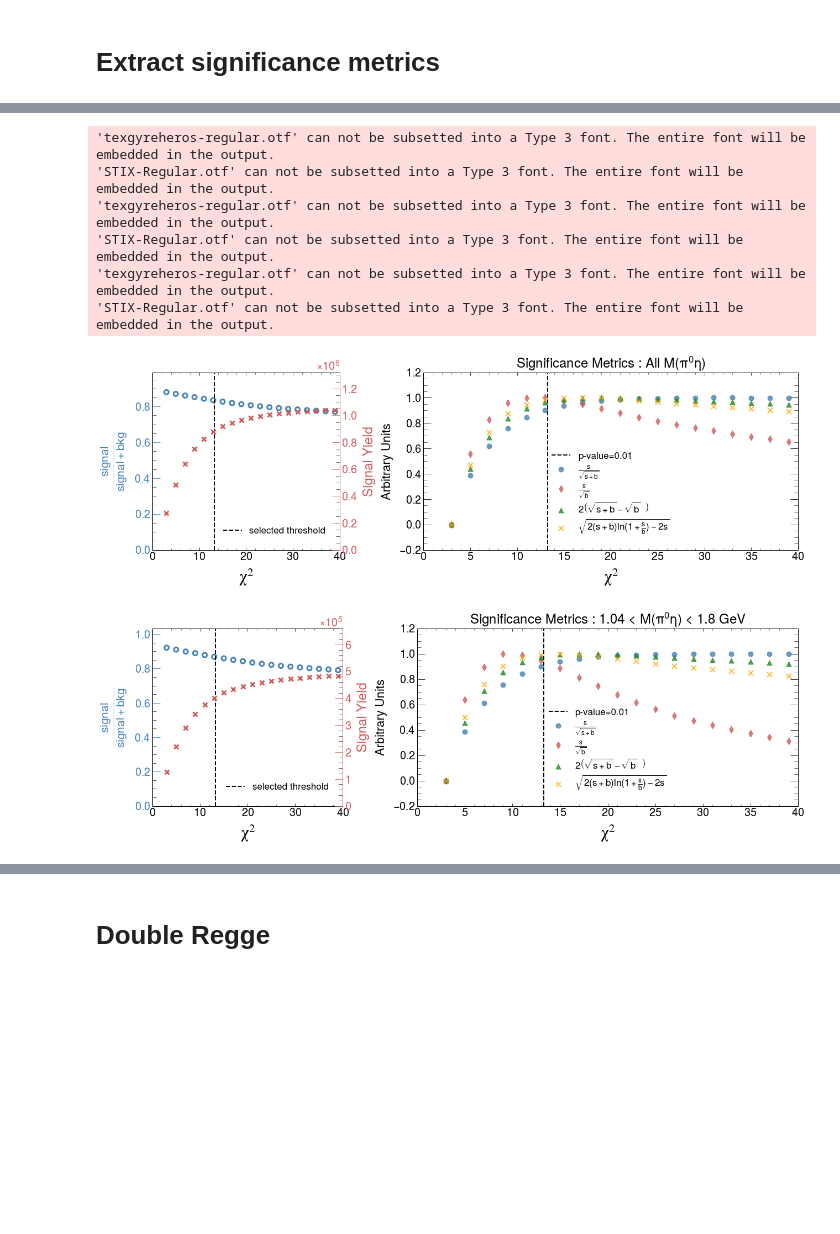
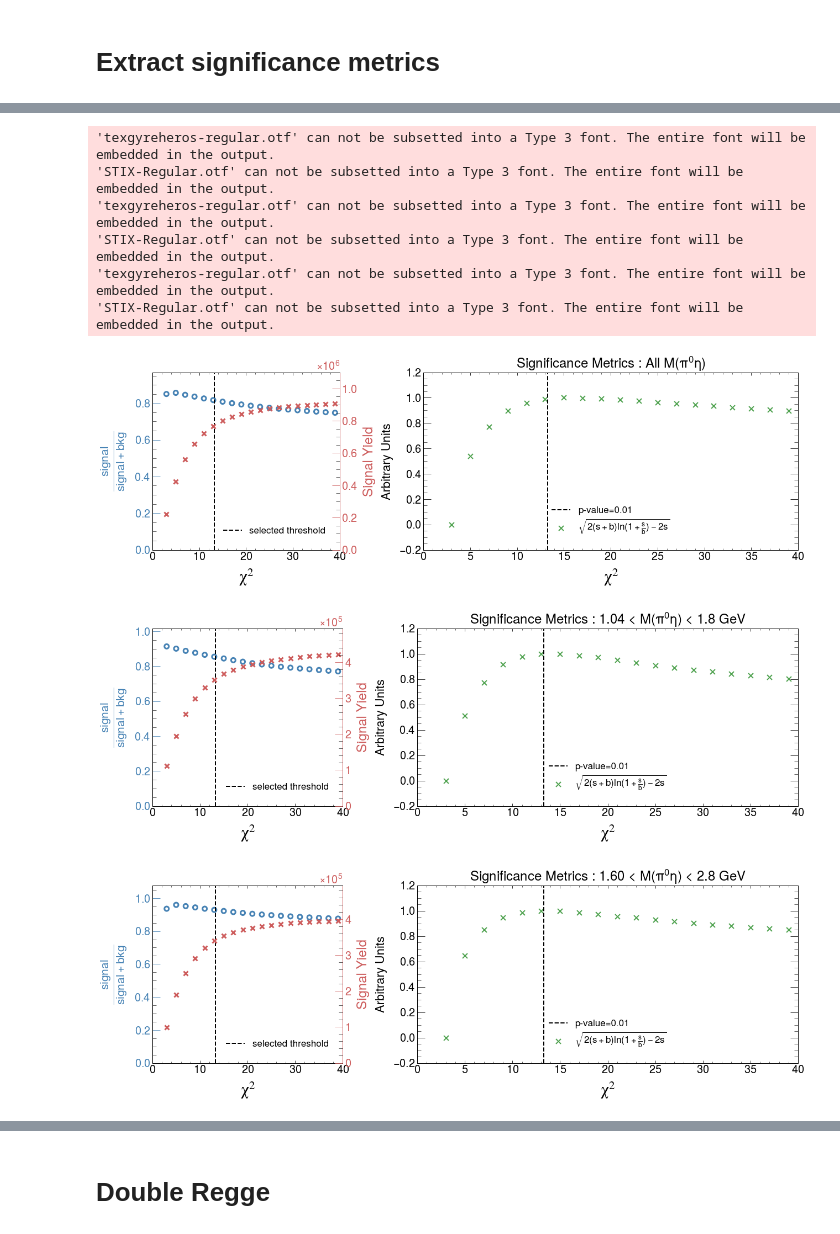
Before and after one commit to lan13005/EtaPi-Analysis, a Jupyter notebook: study_eventSelections/event_selection.ipynb, the cells around one changed output, grey strips where cells are left out. Cells and saved outputs as stored; diff of their text form; code cells hidden in the pictures; blank space fills up the shorter version.

```diff
--- a/study_eventSelections/event_selection.ipynb
+++ b/study_eventSelections/event_selection.ipynb
@@ -849,18 +849,18 @@ def extractSignificance(df,weight,binning,chiSqThresholds,axes,iax,region):
     minrange=0.4
     if region==0:
         #### ACCIDENTAL SUBTRACTION
-        constTerms=np.linspace(20000,2000,len(chiSqThresholds)) # np.linspace(10000,100,len(chiSqThresholds))
-        ampTerms=np.linspace(40000,10000,len(chiSqThresholds))
+        constTerms=np.linspace(5000,2000,len(chiSqThresholds)) # np.linspace(10000,100,len(chiSqThresholds))
+        ampTerms=np.linspace(10000,10000,len(chiSqThresholds))
         maxrange=0.75
     elif region==1:
         #### ACCIDENTAL SUBTRACTION AND 1.04<MPI0ETA<1.8
-        constTerms=np.linspace(13000,2000,len(chiSqThresholds)) # np.linspace(10000,100,len(chiSqThresholds))
-        ampTerms=np.linspace(31000,8000,len(chiSqThresholds))
+        constTerms=np.linspace(2500,2000,len(chiSqThresholds)) # np.linspace(10000,100,len(chiSqThresholds))
+        ampTerms=np.linspace(5000,8000,len(chiSqThresholds))
         maxrange=0.75
     elif region==2:
         #### ACCIDENTAL SUBTRACTION AND MPI0ETA>1.6 but <2.8
-        constTerms=np.linspace(7000,500,len(chiSqThresholds)) # np.linspace(10000,100,len(chiSqThresholds))
-        ampTerms=np.linspace(10000,2000,len(chiSqThresholds))
+        constTerms=np.linspace(2500,500,len(chiSqThresholds)) # np.linspace(10000,100,len(chiSqThresholds))
+        ampTerms=np.linspace(5000,2000,len(chiSqThresholds))
         maxrange=0.74
 
     yields_in_region=out[0][(centers>minrange)&(centers<maxrange)]
@@ -915,11 +915,16 @@ def makeYieldFits(region,chiSqThresholds):
     # Apply any cuts to phase1_looseChi for testing purposes. i.e. if you want to compare the significance plots in the resonance vs the DR region
     ########################
     if region==0:
-        phase1_looseChi_copy=phase1_looseChi
+        phase1_looseChi_copy=phase1_looseChi[(phase1_looseChi.Mpi0p>1.4)]
     elif region==1:
-        phase1_looseChi_copy=phase1_looseChi[(phase1_looseChi.Mpi0eta>1.04)&(phase1_looseChi.Mpi0eta<1.8)]
+        phase1_looseChi_copy=phase1_looseChi[
+            (phase1_looseChi.Mpi0eta>1.04)&(phase1_looseChi.Mpi0eta<1.8)
+            &(phase1_looseChi.Mpi0p>1.4)
+#             &(phase1_looseChi.mandelstam_t>0.1)&(phase1_looseChi.mandelstam_t<1.0)
+                                            ]
     elif region==2:
-        phase1_looseChi_copy=phase1_looseChi[(phase1_looseChi.Mpi0eta>1.6)&(phase1_looseChi.Mpi0eta<2.8)]
+        phase1_looseChi_copy=phase1_looseChi[(phase1_looseChi.Mpi0eta>1.6)&(phase1_looseChi.Mpi0eta<2.8)
+                                            &(phase1_looseChi.Mpi0p>1.4)]
 
     binning=getBinning(phase1_looseChi_copy["Meta"].min(),phase1_looseChi_copy["Meta"].max()-0.2,0.006)
     sig_yields=[]
@@ -994,14 +999,14 @@ def makeSignificancePlot(region,significances,chiSqThresholds):
     h2, l2 = axes02.get_legend_handles_labels()
     axes[0].legend(h2+h1, l2+l1, loc=4)
 
-    axes[1].scatter(chiSqThresholds,standardize_array(significances_sb),marker='o',alpha=0.8,
-                 s=80,facecolor='steelblue',edgecolor='steelblue',label=r"$\frac{s}{\sqrt{s+b}}$")
-    axes[1].scatter(chiSqThresholds,standardize_array(significances_b),edgecolor='indianred',marker='d',alpha=0.8,
-                 s=80,facecolor='indianred',label=r"$\frac{s}{\sqrt{b}}$")
-    axes[1].scatter(chiSqThresholds,standardize_array(significances_sbb),edgecolor='forestgreen',marker='^',
-                 alpha=0.8,facecolor='forestgreen',s=80,label=r"$2\left(\sqrt{s+b}-\sqrt{b}\ \ \right)$")
-    axes[1].scatter(chiSqThresholds,standardize_array(significances_cl),color='orange',s=80,marker='x',
-                 alpha=0.8,facecolor='orange',label=r"$\sqrt{2(s+b)ln(1+\frac{s}{b})-2s}$")
+#     axes[1].scatter(chiSqThresholds,standardize_array(significances_sb),marker='o',alpha=0.8,
+#                  s=80,facecolor='steelblue',edgecolor='steelblue',label=r"$\frac{s}{\sqrt{s+b}}$")
+#     axes[1].scatter(chiSqThresholds,standardize_array(significances_b),edgecolor='indianred',marker='d',alpha=0.8,
+#                  s=80,facecolor='indianred',label=r"$\frac{s}{\sqrt{b}}$")
+#     axes[1].scatter(chiSqThresholds,standardize_array(significances_sbb),edgecolor='forestgreen',marker='^',
+#                  alpha=0.8,facecolor='forestgreen',s=80,label=r"$2\left(\sqrt{s+b}-\sqrt{b}\ \ \right)$")
+    axes[1].scatter(chiSqThresholds,standardize_array(significances_cl),color='forestgreen',s=80,marker='x',
+                 alpha=0.8,facecolor='forestgreen',label=r"$\sqrt{2(s+b)ln(1+\frac{s}{b})-2s}$")
 
 
     axes[1].axvline(13.277,c='black',linestyle='--',label='p-value=0.01')
@@ -1035,13 +1040,14 @@ significances2=makeYieldFits(2,chiSqThresholds)
 # %%
-makeSignificancePlot(0,significances0,chiSqThresholds[::-1])
-makeSignificancePlot(1,significances1,chiSqThresholds[::-1])
-makeSignificancePlot(2,significances2,chiSqThresholds[::-1])
+makeSignificancePlot(0,significances0,chiSqThresholds)#[::-1])
+makeSignificancePlot(1,significances1,chiSqThresholds)#[::-1])
+makeSignificancePlot(2,significances2,chiSqThresholds)#[::-1])
 # %% [output]
 'texgyreheros-regular.otf' can not be subsetted into a Type 3 font. The entire font will be embedded in the output.
 'STIX-Regular.otf' can not be subsetted into a Type 3 font. The entire font will be embedded in the output.
 'texgyreheros-regular.otf' can not be subsetted into a Type 3 font. The entire font will be embedded in the output.
 'STIX-Regular.otf' can not be subsetted into a Type 3 font. The entire font will be embedded in the output.
 'texgyreheros-regular.otf' can not be subsetted into a Type 3 font. The entire font will be embedded in the output.
 'STIX-Regular.otf' can not be subsetted into a Type 3 font. The entire font will be embedded in the output.
-[figure, old version]
+[figure, new version]
-[figure, old version]
+[figure, new version]
+[figure, added]
```
Also changed, not shown: parts of 6 cells of this notebook, 23 other files.
